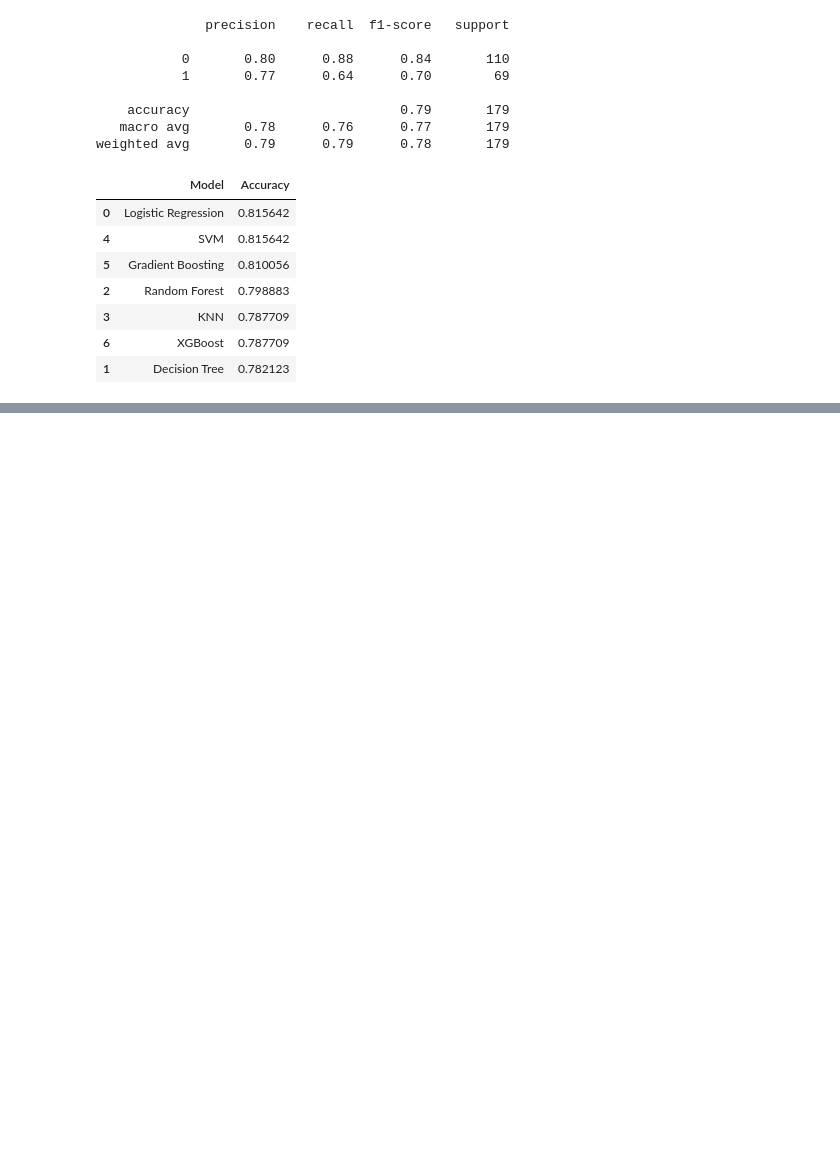
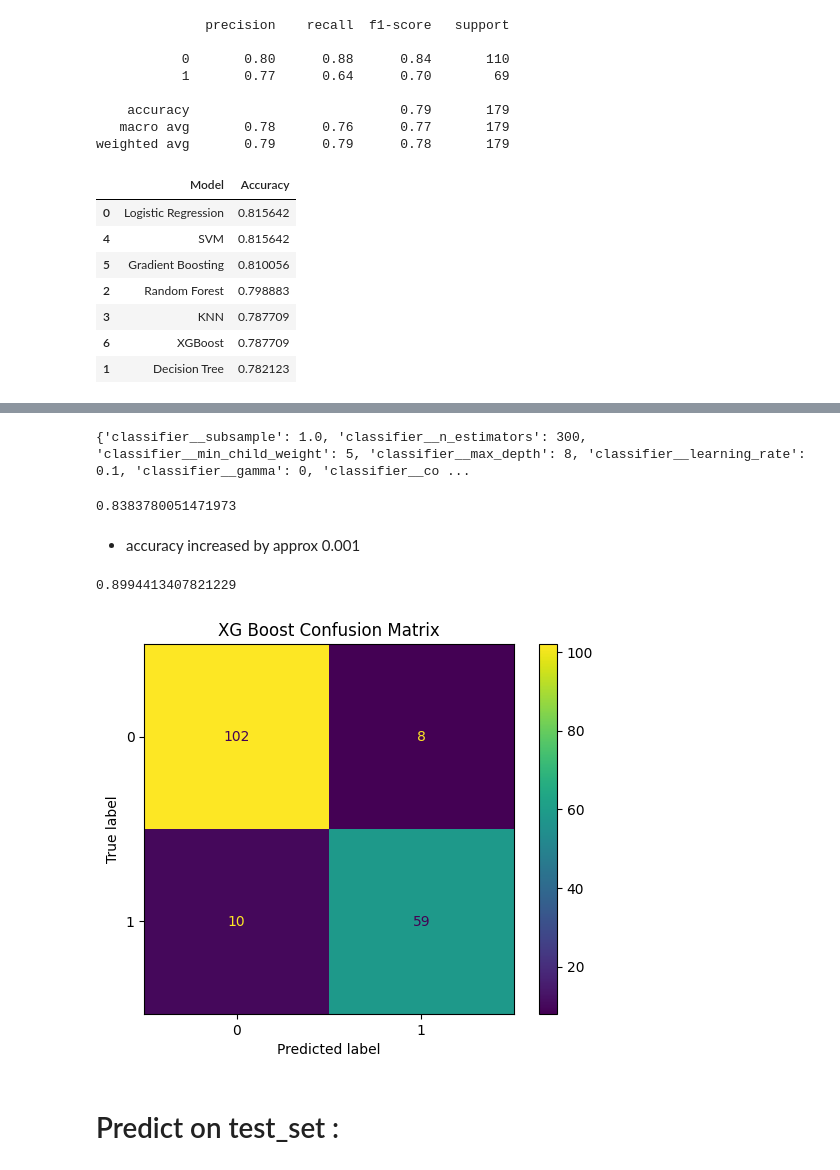
Before and after one commit to Rishabh-Devadiga/Data-Science-Lab, a Jupyter notebook: titanic_survival_prediction/TitanicSurvival.ipynb, the cells around one changed output, grey strips where cells are left out. Saved outputs shown, nothing was run; the diff lists cells and outputs as text; code cells hidden in the pictures; blank space fills up the shorter version.

Commit message:
Kaggle Notebook | titanic_survival_prediction | Version 11

```diff
--- a/titanic_survival_prediction/TitanicSurvival.ipynb
+++ b/titanic_survival_prediction/TitanicSurvival.ipynb
@@ -977,0 +1053,13 @@ comparison.sort_values(by="Accuracy", ascending=False)
+# %%
+random_search = RandomizedSearchCV(
+    estimator=xgb,
+    param_distributions=param_dist,
+    n_iter=30,
+    scoring="accuracy",
+    cv=5,
+    verbose=2,
+    random_state=42,
+    n_jobs=-1
+)
+# %%
+random_search.fit(X,y)
@@ -977,0 +1101,28 @@ comparison.sort_values(by="Accuracy", ascending=False)
+# %%
+print(random_search.best_params_)
+# %% [output]
+{'classifier__subsample': 1.0, 'classifier__n_estimators': 300, 'classifier__min_child_weight': 5, 'classifier__max_depth': 8, 'classifier__learning_rate': 0.1, 'classifier__gamma': 0, 'classifier__co ...
+# %%
+print(random_search.best_score_)
+# %% [output]
+0.8383780051471973
+# %% [markdown]
+- accuracy increased by approx 0.001
+# %%
+best_xgb = random_search.best_estimator_
+# %%
+best_pred = best_xgb.predict(X_val)
+
+best_accuracy = accuracy_score(y_val, best_pred)
+
+print(best_accuracy)
+# %% [output]
+0.8994413407821229
+# %%
+ConfusionMatrixDisplay.from_predictions(y_val, best_pred)
+plt.title("XG Boost Confusion Matrix")
+plt.show()
+# %% [output]
+[figure, added]
+# %% [markdown]
+# Predict on test_set :
```
Also changed, not shown: parts of 19 cells of this notebook.
